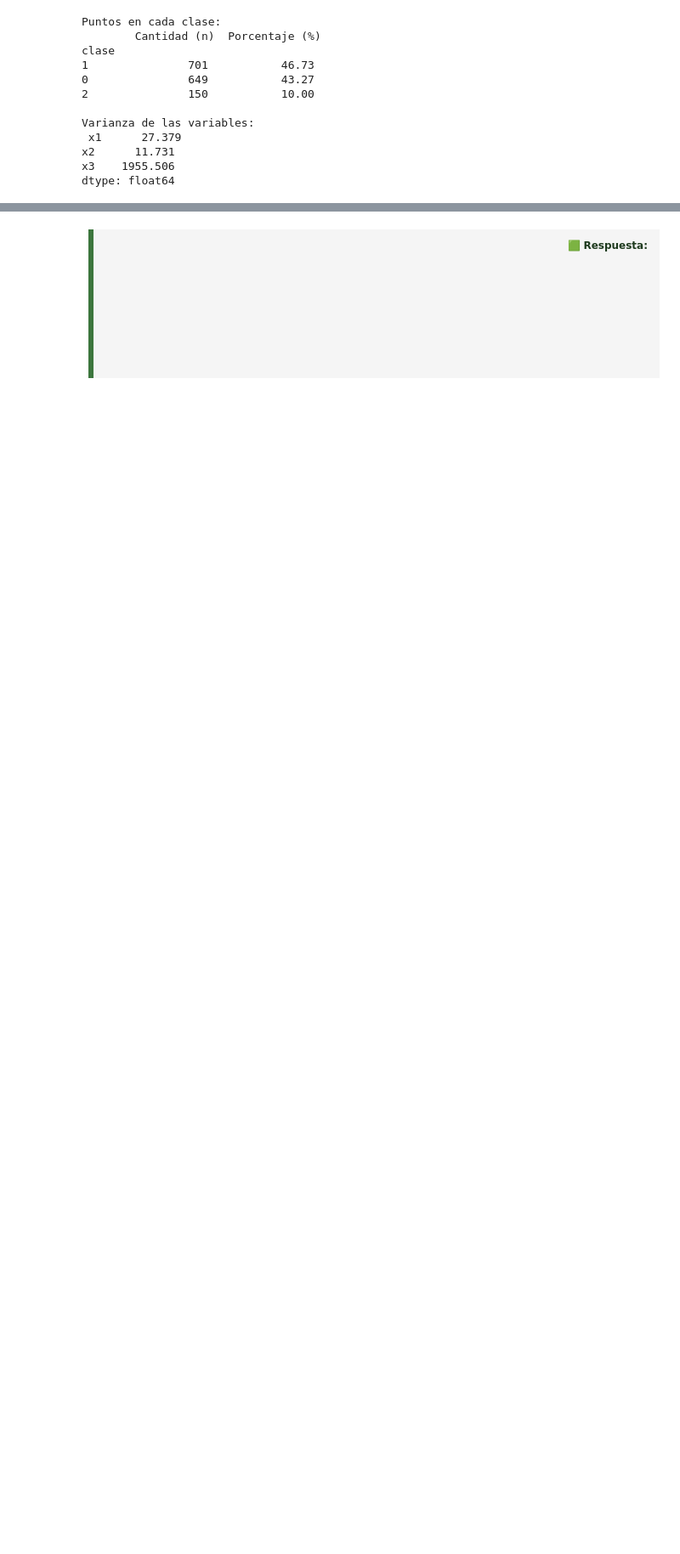
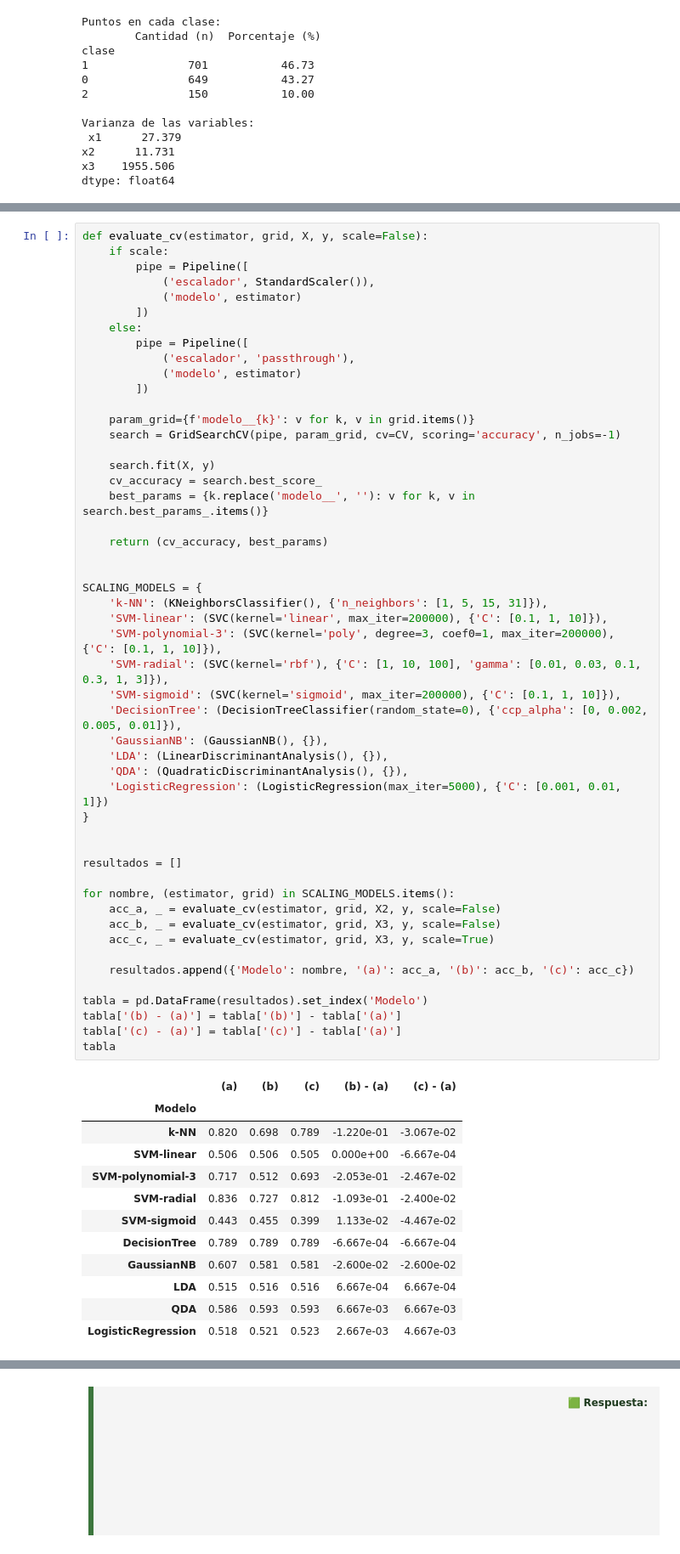
Before and after one commit to Axton-Industries/Aprendizaje-Automatico, a Jupyter notebook: PEC3/M2_891_20262_PEC3_Enunciado.ipynb, the cells around one changed output, grey strips where cells are left out. Shown at 85% size. Saved outputs shown, nothing was run; the diff lists cells and outputs as text; blank space fills up the shorter version.

```diff
--- a/PEC3/M2_891_20262_PEC3_Enunciado.ipynb
+++ b/PEC3/M2_891_20262_PEC3_Enunciado.ipynb
@@ -249,0 +261,63 @@ plt.show()
+# %%
+def evaluate_cv(estimator, grid, X, y, scale=False):
+    if scale:
+        pipe = Pipeline([
+            ('escalador', StandardScaler()),
+            ('modelo', estimator)
+        ])
+    else:
+        pipe = Pipeline([
+            ('escalador', 'passthrough'),
+            ('modelo', estimator)
+        ])
+
+    param_grid={f'modelo__{k}': v for k, v in grid.items()}
+    search = GridSearchCV(pipe, param_grid, cv=CV, scoring='accuracy', n_jobs=-1)
+
+    search.fit(X, y)
+    cv_accuracy = search.best_score_
+    best_params = {k.replace('modelo__', ''): v for k, v in search.best_params_.items()}
+
+    return (cv_accuracy, best_params)
+
+
+SCALING_MODELS = {
+    'k-NN': (KNeighborsClassifier(), {'n_neighbors': [1, 5, 15, 31]}),
+    'SVM-linear': (SVC(kernel='linear', max_iter=200000), {'C': [0.1, 1, 10]}),
+    'SVM-polynomial-3': (SVC(kernel='poly', degree=3, coef0=1, max_iter=200000), {'C': [0.1, 1, 10]}),
+    'SVM-radial': (SVC(kernel='rbf'), {'C': [1, 10, 100], 'gamma': [0.01, 0.03, 0.1, 0.3, 1, 3]}),
+    'SVM-sigmoid': (SVC(kernel='sigmoid', max_iter=200000), {'C': [0.1, 1, 10]}),
+    'DecisionTree': (DecisionTreeClassifier(random_state=0), {'ccp_alpha': [0, 0.002, 0.005, 0.01]}),
+    'GaussianNB': (GaussianNB(), {}),
+    'LDA': (LinearDiscriminantAnalysis(), {}),
+    'QDA': (QuadraticDiscriminantAnalysis(), {}),
+    'LogisticRegression': (LogisticRegression(max_iter=5000), {'C': [0.001, 0.01, 1]})
+}
+
+
+resultados = []
+
+for nombre, (estimator, grid) in SCALING_MODELS.items():
+    acc_a, _ = evaluate_cv(estimator, grid, X2, y, scale=False)
+    acc_b, _ = evaluate_cv(estimator, grid, X3, y, scale=False)
+    acc_c, _ = evaluate_cv(estimator, grid, X3, y, scale=True)
+
+    resultados.append({'Modelo': nombre, '(a)': acc_a, '(b)': acc_b, '(c)': acc_c})
+
+tabla = pd.DataFrame(resultados).set_index('Modelo')
+tabla['(b) - (a)'] = tabla['(b)'] - tabla['(a)']
+tabla['(c) - (a)'] = tabla['(c)'] - tabla['(a)']
+tabla
+# %% [output]
+|  | (a) | (b) | (c) | (b) - (a) | (c) - (a) |
+| Modelo |  |  |  |  |  |
+| k-NN | 0.820 | 0.698 | 0.789 | -1.220e-01 | -3.067e-02 |
+| SVM-linear | 0.506 | 0.506 | 0.505 | 0.000e+00 | -6.667e-04 |
+| SVM-polynomial-3 | 0.717 | 0.512 | 0.693 | -2.053e-01 | -2.467e-02 |
+| SVM-radial | 0.836 | 0.727 | 0.812 | -1.093e-01 | -2.400e-02 |
+| SVM-sigmoid | 0.443 | 0.455 | 0.399 | 1.133e-02 | -4.467e-02 |
+| DecisionTree | 0.789 | 0.789 | 0.789 | -6.667e-04 | -6.667e-04 |
+| GaussianNB | 0.607 | 0.581 | 0.581 | -2.600e-02 | -2.600e-02 |
+| LDA | 0.515 | 0.516 | 0.516 | 6.667e-04 | 6.667e-04 |
+| QDA | 0.586 | 0.593 | 0.593 | 6.667e-03 | 6.667e-03 |
+| LogisticRegression | 0.518 | 0.521 | 0.523 | 2.667e-03 | 4.667e-03 |
```
Also changed, not shown: parts of 3 cells of this notebook.
